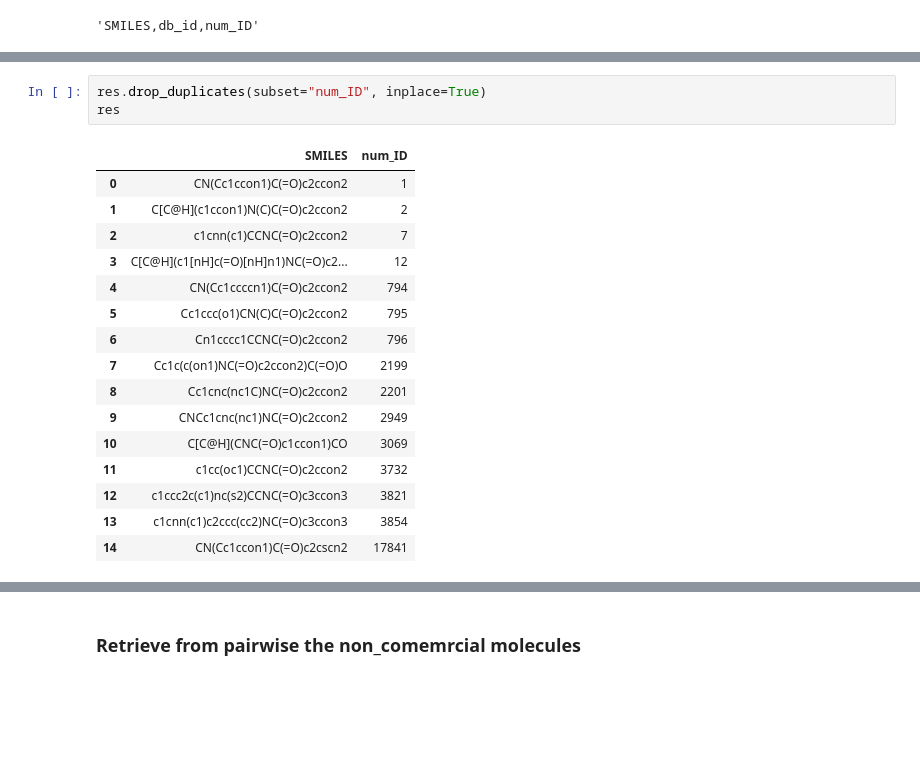
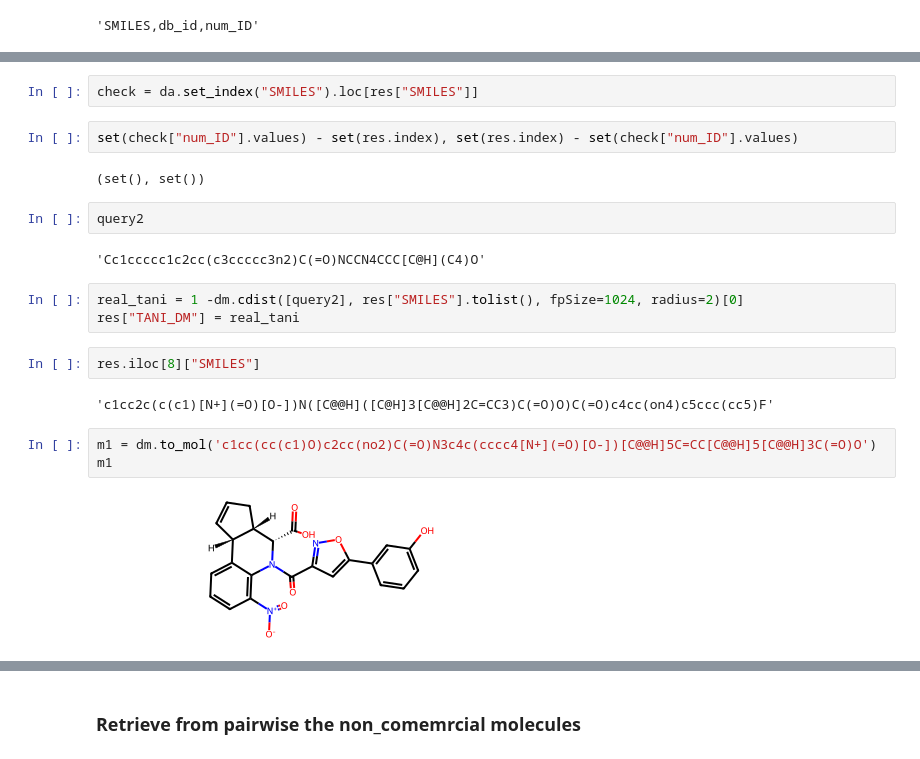
Before and after one commit to zaky02/LibMiner, a Jupyter notebook: clean/cluster_search.ipynb, the cells around one changed output, grey strips where cells are left out. Saved outputs shown, nothing was run; the diff lists cells and outputs as text; blank space fills up the shorter version.

```diff
--- a/clean/cluster_search.ipynb
+++ b/clean/cluster_search.ipynb
@@ -1884,20 +2476,22 @@ res = db.execute(string, {"path":["test_files/*.parquet"], "query": list(index)}
+# %%
+check = da.set_index("SMILES").loc[res["SMILES"]]
+# %%
+set(check["num_ID"].values) - set(res.index), set(res.index) - set(check["num_ID"].values)
+# %% [output]
+(set(), set())
+# %%
+query2
+# %% [output]
+'Cc1ccccc1c2cc(c3ccccc3n2)C(=O)NCCN4CCC[C@H](C4)O'
+# %%
+real_tani = 1 -dm.cdist([query2], res["SMILES"].tolist(), fpSize=1024, radius=2)[0]
+res["TANI_DM"] = real_tani
 # %%
-res.drop_duplicates(subset="num_ID", inplace=True)
-res
+res.iloc[8]["SMILES"]
 # %% [output]
-|  | SMILES | num_ID |
-| 0 | CN(Cc1ccon1)C(=O)c2ccon2 | 1 |
-| 1 | C[C@H](c1ccon1)N(C)C(=O)c2ccon2 | 2 |
-| 2 | c1cnn(c1)CCNC(=O)c2ccon2 | 7 |
-| 3 | C[C@H](c1[nH]c(=O)[nH]n1)NC(=O)c2... | 12 |
-| 4 | CN(Cc1ccccn1)C(=O)c2ccon2 | 794 |
-| 5 | Cc1ccc(o1)CN(C)C(=O)c2ccon2 | 795 |
-| 6 | Cn1cccc1CCNC(=O)c2ccon2 | 796 |
-| 7 | Cc1c(c(on1)NC(=O)c2ccon2)C(=O)O | 2199 |
-| 8 | Cc1cnc(nc1C)NC(=O)c2ccon2 | 2201 |
-| 9 | CNCc1cnc(nc1)NC(=O)c2ccon2 | 2949 |
-| 10 | C[C@H](CNC(=O)c1ccon1)CO | 3069 |
-| 11 | c1cc(oc1)CCNC(=O)c2ccon2 | 3732 |
-| 12 | c1ccc2c(c1)nc(s2)CCNC(=O)c3ccon3 | 3821 |
-| 13 | c1cnn(c1)c2ccc(cc2)NC(=O)c3ccon3 | 3854 |
-| 14 | CN(Cc1ccon1)C(=O)c2cscn2 | 17841 |
+'c1cc2c(c(c1)[N+](=O)[O-])N([C@@H]([C@H]3[C@@H]2C=CC3)C(=O)O)C(=O)c4cc(on4)c5ccc(cc5)F'
+# %%
+m1 = dm.to_mol('c1cc(cc(c1)O)c2cc(no2)C(=O)N3c4c(cccc4[N+](=O)[O-])[C@@H]5C=CC[C@@H]5[C@@H]3C(=O)O')
+m1
+# %% [output]
+[figure, added]
```
Also changed, not shown: parts of 60 cells of this notebook, 3 other files.
